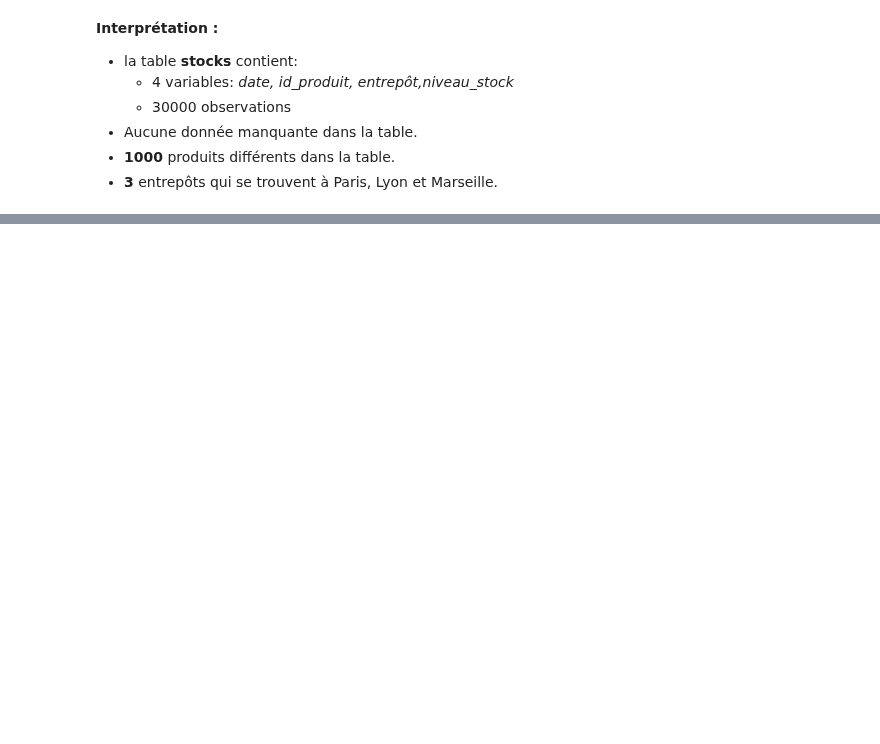
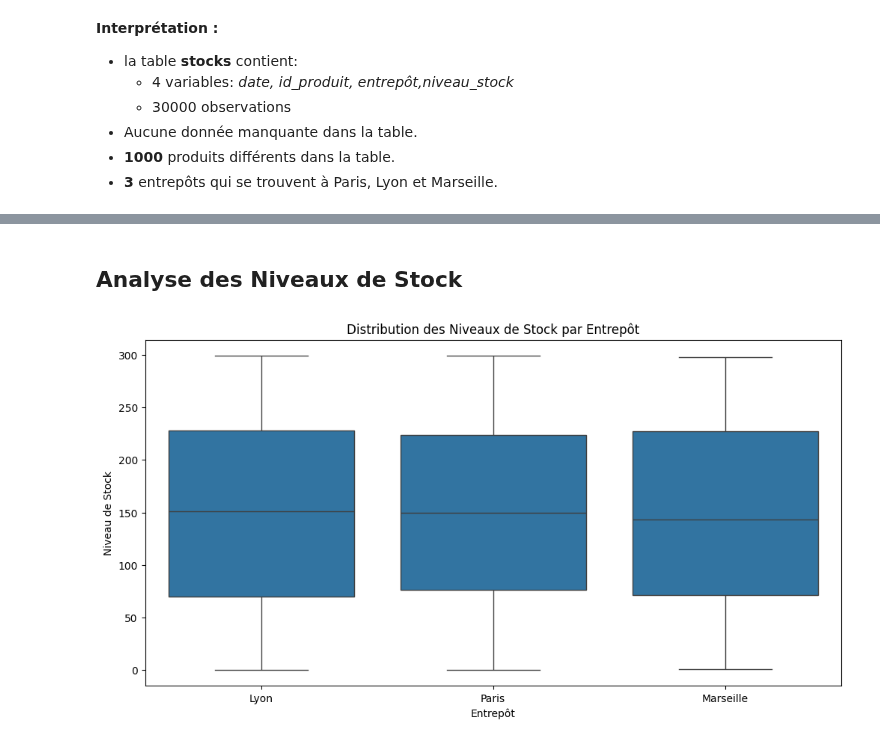
Before and after one commit to Fanaingamampiandra/Projet_Supply_chain, a Jupyter notebook: code/analyse_stocks.ipynb, the cells around one changed output, grey strips where cells are left out. Saved outputs shown, nothing was run; the diff lists cells and outputs as text; code cells hidden in the pictures; blank space fills up the shorter version.

```diff
--- a/code/analyse_stocks.ipynb
+++ b/code/analyse_stocks.ipynb
@@ -72,0 +85,12 @@ stocks.head()
+# %% [markdown]
+## Analyse des Niveaux de Stock
+# %%
+# Analyse des niveaux de stock par entrepôt
+plt.figure(figsize=(12, 6))
+sns.boxplot(x='entrepot', y='niveau_stock', data=stocks)
+plt.title('Distribution des Niveaux de Stock par Entrepôt')
+plt.xlabel('Entrepôt')
+plt.ylabel('Niveau de Stock')
+plt.show()
+# %% [output]
+[figure, added]
```
Also changed, not shown: parts of 11 cells of this notebook, 1 other file.
